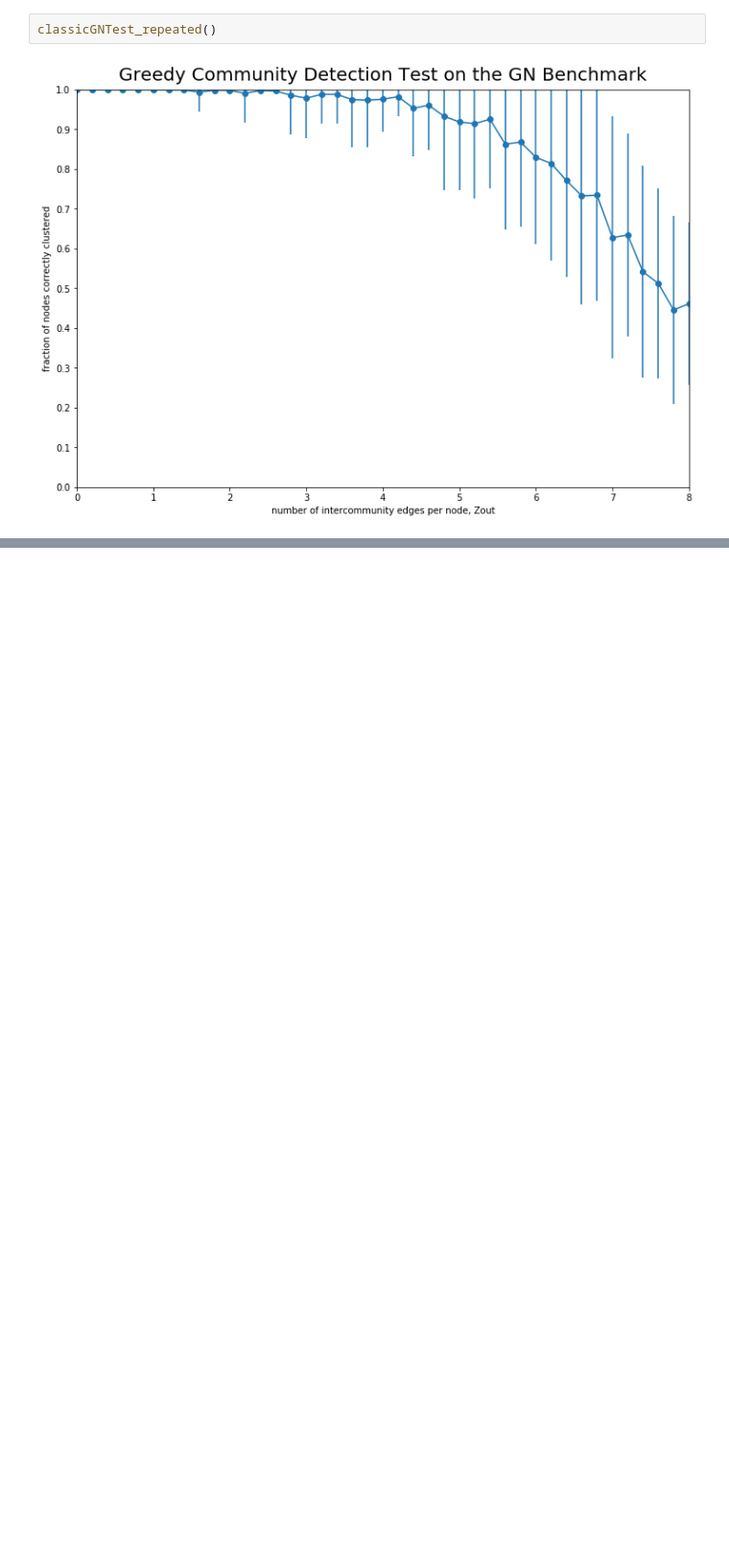
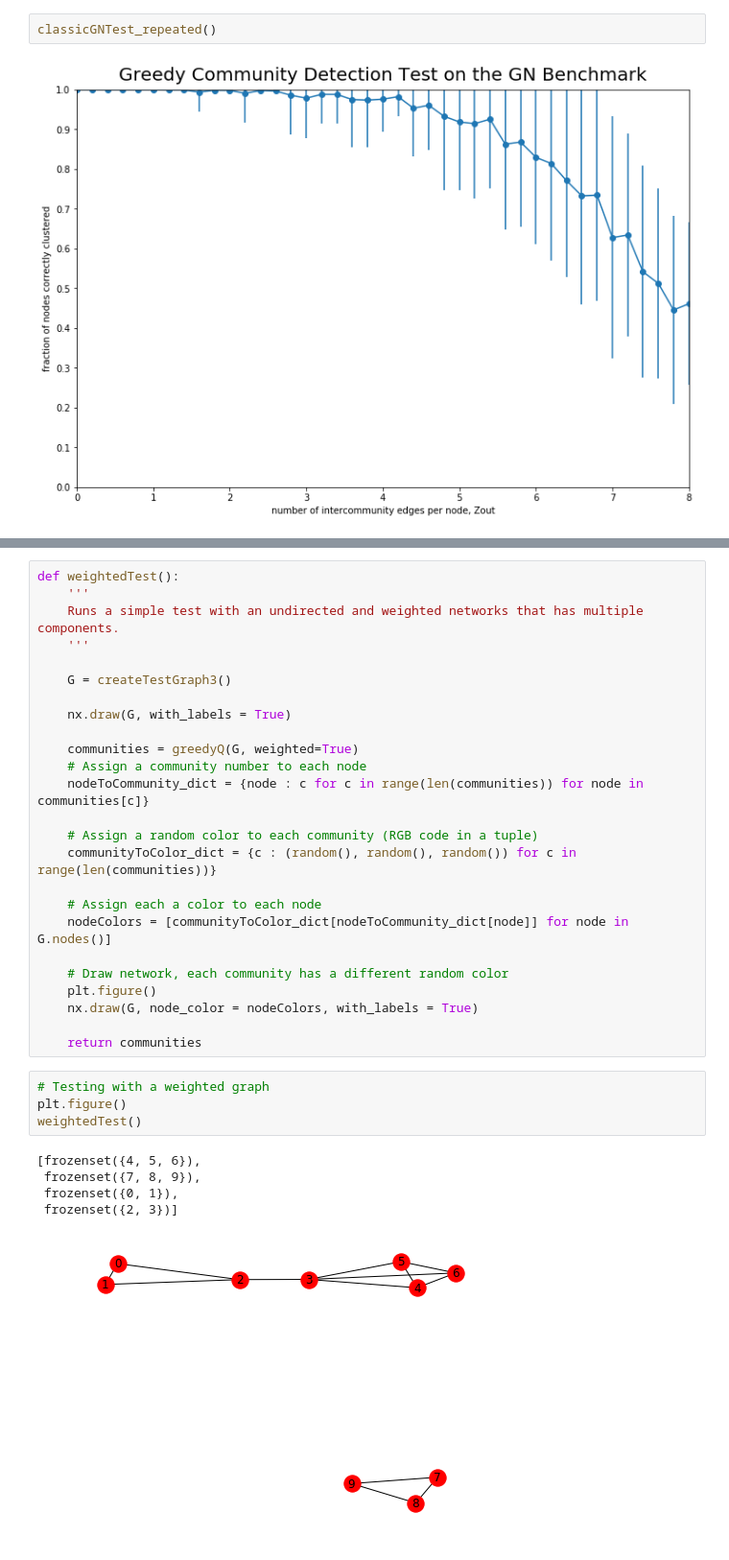
Before and after one commit to zslt/AIT-Network-FinalProject, a Jupyter notebook: greedyModularity.ipynb, the cells around one changed output, grey strips where cells are left out. Shown at 96% size. Drawn from its saved outputs; the diff is of its cells as text; blank space fills up the shorter version.

Commit message:
Adding a small weighted test network

```diff
--- a/greedyModularity.ipynb
+++ b/greedyModularity.ipynb
@@ -371,0 +433,35 @@ classicGNTest_repeated()
+# %%
+def weightedTest():
+    '''
+    Runs a simple test with an undirected and weighted networks that has multiple components.
+    '''
+
+    G = createTestGraph3()
+
+    nx.draw(G, with_labels = True)
+
+    communities = greedyQ(G, weighted=True)
+    # Assign a community number to each node
+    nodeToCommunity_dict = {node : c for c in range(len(communities)) for node in communities[c]}
+
+    # Assign a random color to each community (RGB code in a tuple)
+    communityToColor_dict = {c : (random(), random(), random()) for c in range(len(communities))}
+
+    # Assign each a color to each node
+    nodeColors = [communityToColor_dict[nodeToCommunity_dict[node]] for node in G.nodes()]
+
+    # Draw network, each community has a different random color
+    plt.figure()
+    nx.draw(G, node_color = nodeColors, with_labels = True)
+
+    return communities
+# %%
+# Testing with a weighted graph
+plt.figure()
+weightedTest()
+# %% [output]
+[frozenset({4, 5, 6}),
+ frozenset({7, 8, 9}),
+ frozenset({0, 1}),
+ frozenset({2, 3})]
+[figure, added]
```
Also changed, not shown: parts of 4 cells of this notebook, 2 other files.
